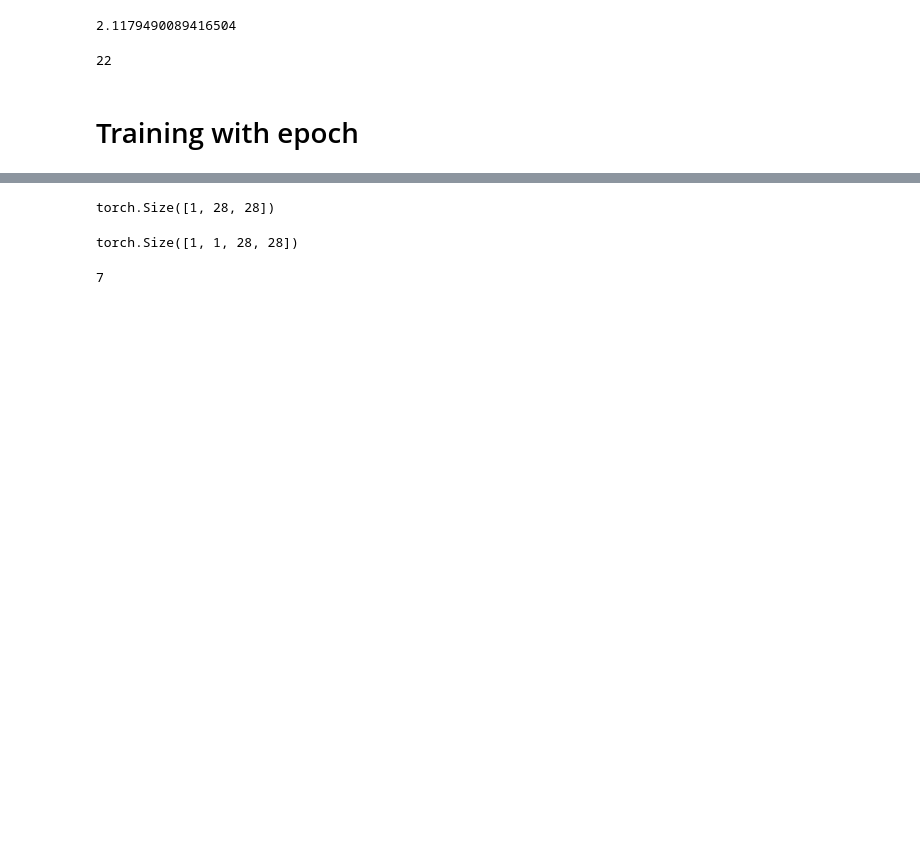
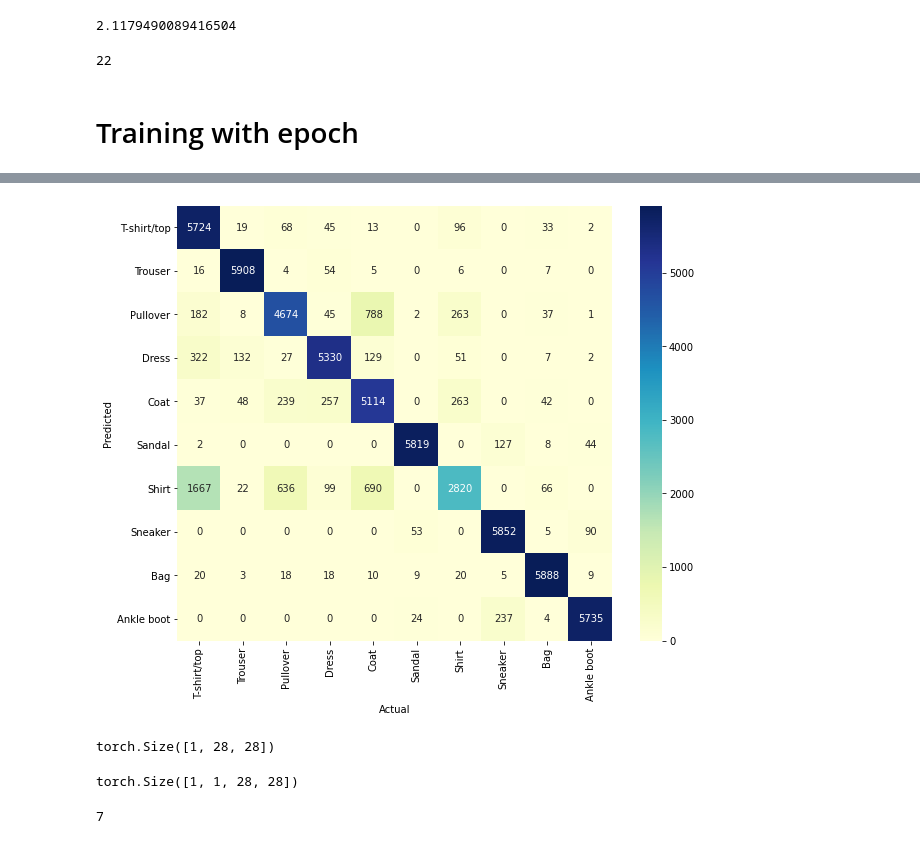
Before and after one commit to nitman118/pytorch, a Jupyter notebook: PyTorch Fundamentals/Fashion MNIST.ipynb, the cells around one changed output, grey strips where cells are left out. Drawn from its saved outputs; the diff is of its cells as text; code cells hidden in the pictures; blank space fills up the shorter version.

```diff
--- a/PyTorch Fundamentals/Fashion MNIST.ipynb
+++ b/PyTorch Fundamentals/Fashion MNIST.ipynb
@@ -215,0 +229,4 @@ total_correct/len(train_set)
+# %%
+with torch.no_grad(): #you could also decorate the function @torch.no_grad()
+    prediction_loader = torch.utils.data.DataLoader(train_set, batch_size = 10000)
+    train_preds = get_all_preds(network, prediction_loader)
@@ -215,0 +313,3 @@ total_correct/len(train_set)
+# %%
+cm = confusion_matrix(train_set.targets, train_preds.argmax(dim=1))
+cm
@@ -216,3 +327,15 @@ total_correct/len(train_set)
+# %%
+names = ('T-shirt/top','Trouser','Pullover','Dress','Coat','Sandal','Shirt','Sneaker','Bag','Ankle boot')
+# %%
+df_cm = pd.DataFrame(cm, index = names,
+                  columns = names)
+# %%
+plt.figure(figsize = (10,8))
+sn.heatmap(df_cm, annot=True, square = True, fmt='g',cmap="YlGnBu");  #https://seaborn.pydata.org/generated/seaborn.heatmap.html
+plt.xlabel('Actual');
+plt.ylabel('Predicted');
+# %% [output]
+[figure, added]
 # %%
 sample = next(iter(train_set))
 image, label = sample
```
Also changed, not shown: parts of 27 cells of this notebook.
